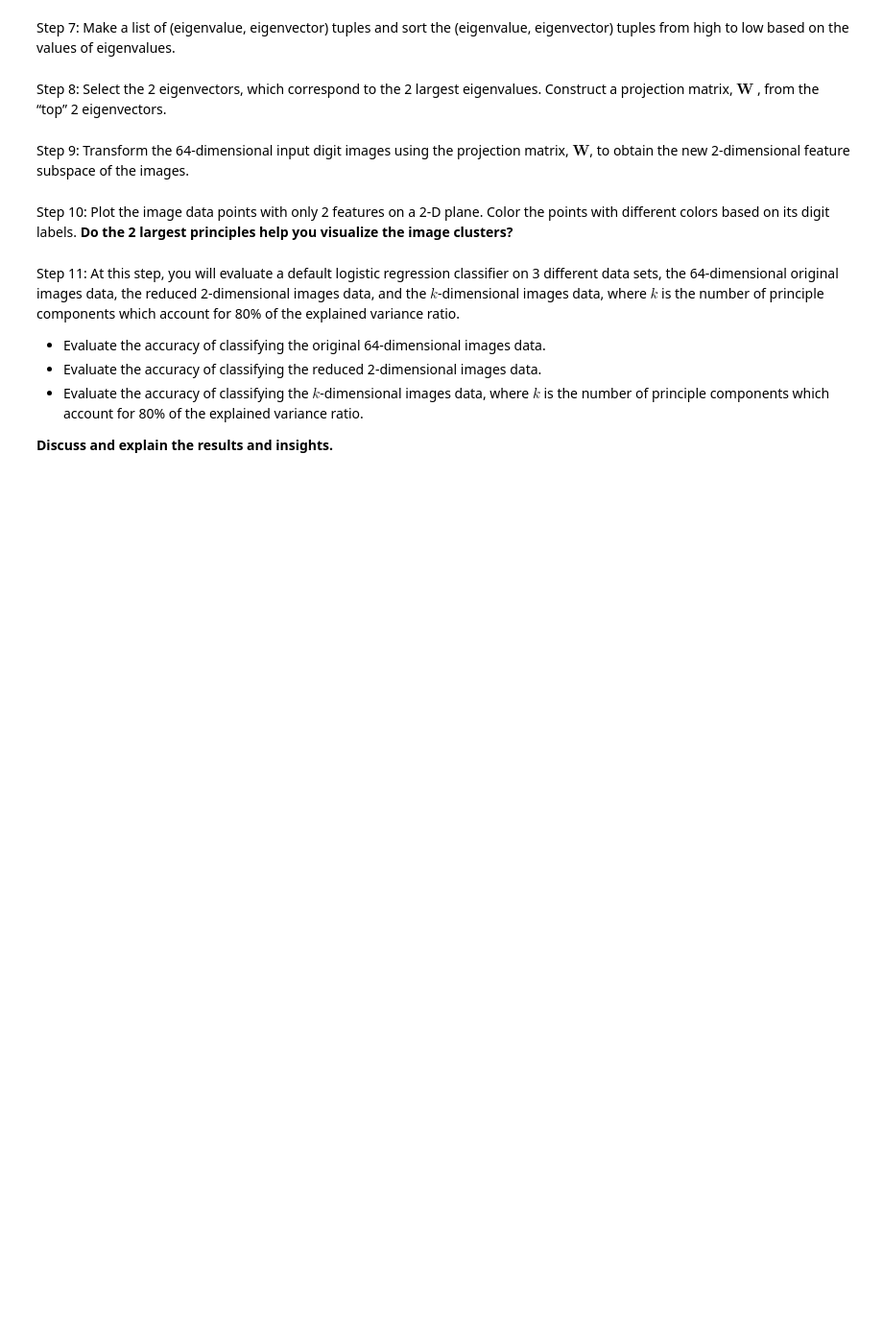
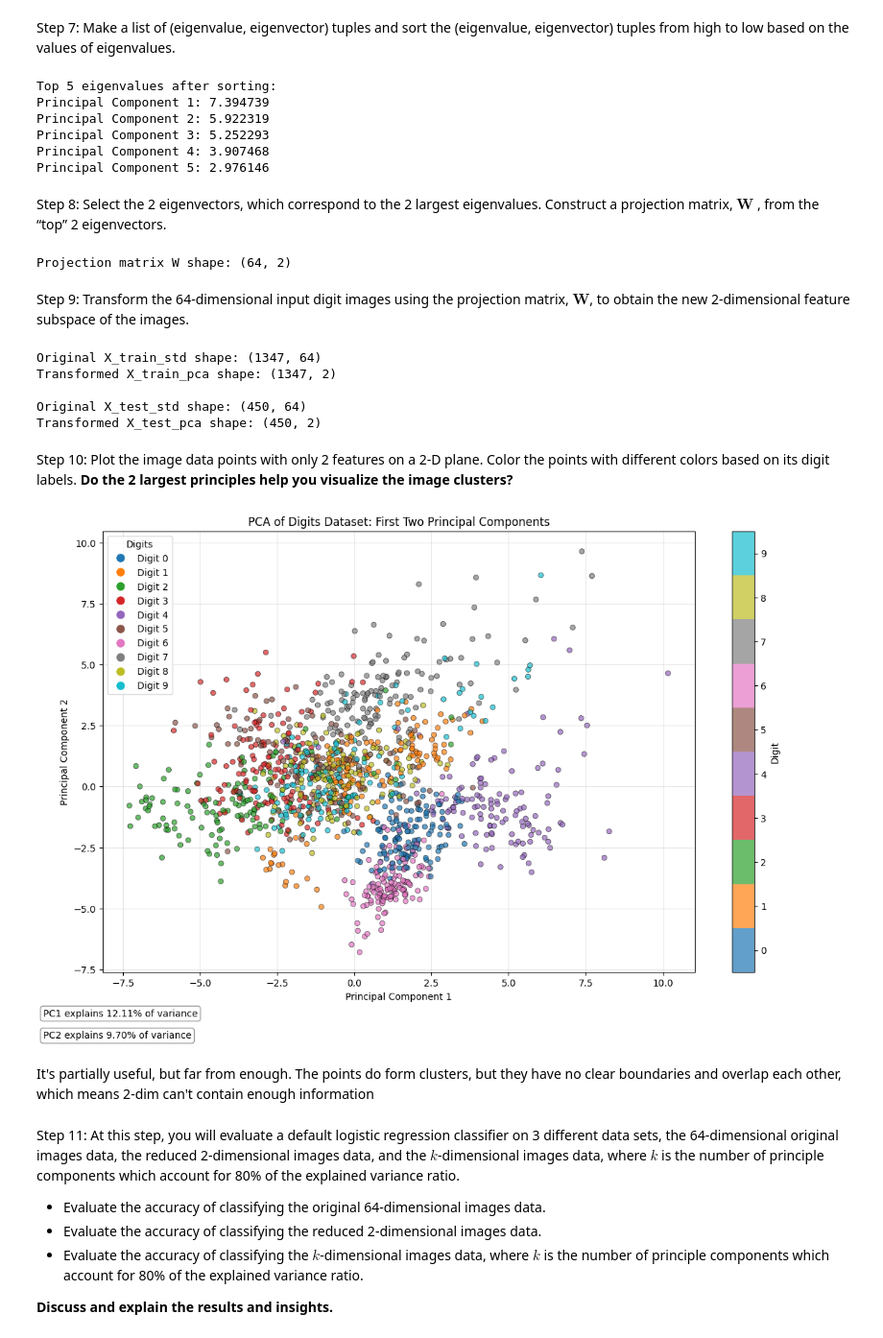
Before and after one commit to Mintass/INFO213, a Jupyter notebook: INFO213_Assignment3.ipynb, the cells around one changed output. Shown at 96% size. Cells and saved outputs as stored; diff of their text form; code cells hidden in the pictures; blank space fills up the shorter version.

```diff
--- a/INFO213_Assignment3.ipynb
+++ b/INFO213_Assignment3.ipynb
@@ -50,3 +196,18 @@ Plot the variance explained ratios of all the eigenvalues.
 # %% [markdown]
 Step 7: Make a list of (eigenvalue, eigenvector) tuples and sort the (eigenvalue, eigenvector) tuples from high to low based on the values of eigenvalues.
+# %%
+eigen_pairs = [(np.abs(eigenvalues[i]), eigenvectors[:, i]) for i in range(len(eigenvalues))]
+
+eigen_pairs.sort(key=lambda k: k[0], reverse=True)
+
+print("Top 5 eigenvalues after sorting:")
+for i, (eigenvalue, _) in enumerate(eigen_pairs[:5], 1):
+    print(f"Principal Component {i}: {eigenvalue:.6f}")
+# %% [output]
+Top 5 eigenvalues after sorting:
+Principal Component 1: 7.394739
+Principal Component 2: 5.922319
+Principal Component 3: 5.252293
+Principal Component 4: 3.907468
+Principal Component 5: 2.976146
 # %% [markdown]
@@ -54,7 +215,72 @@ Step 8: Select the 2 eigenvectors, which correspond to the 2  largest eigenvalue
+# %%
+top_2_eigenvectors = np.array([eigen_pairs[0][1], eigen_pairs[1][1]])
+
+W = top_2_eigenvectors.T
+
+print(f"Projection matrix W shape: {W.shape}")
+# %% [output]
+Projection matrix W shape: (64, 2)
 # %% [markdown]
 Step 9: Transform the  64-dimensional input digit images using the projection matrix, $\mathbf{W}$, to obtain the new  2-dimensional feature subspace of the images.
+# %%
+X_train_pca = X_train_std.dot(W)
+X_test_pca = X_test_std.dot(W)
+
+print(f"Original X_train_std shape: {X_train_std.shape}")
+print(f"Transformed X_train_pca shape: {X_train_pca.shape}")
+
+print(f"\nOriginal X_test_std shape: {X_test_std.shape}")
+print(f"Transformed X_test_pca shape: {X_test_pca.shape}")
+# %% [output]
+Original X_train_std shape: (1347, 64)
+Transformed X_train_pca shape: (1347, 2)
+
+Original X_test_std shape: (450, 64)
+Transformed X_test_pca shape: (450, 2)
 # %% [markdown]
 Step 10: Plot the image data points with only 2 features on a 2-D plane. Color the points with different colors based on its digit labels. **Do the 2 largest principles help you visualize the image clusters?**
+# %%
+plt.figure(figsize=(12,8))
+cmap = plt.cm.get_cmap('tab10', 10)
+
+scatter = plt.scatter(X_train_pca[:, 0], X_train_pca[:, 1],
+                      c=y_train, cmap=cmap,
+                      s=30, alpha=0.7, edgecolors='k', linewidths=0.5)
+
+bounds   = np.arange(-0.5, 10.5, 1)
+cbar = plt.colorbar(
+    scatter,
+    boundaries=bounds,
+    ticks=np.arange(10)
+)
+cbar.set_label('Digit')
+
+
+plt.xlabel('Principal Component 1')
+plt.ylabel('Principal Component 2')
+plt.title('PCA of Digits Dataset: First Two Principal Components')
+plt.grid(True, alpha=0.3)
+legend_elements = [plt.Line2D([0], [0], marker='o', color='w',
+                             markerfacecolor=cmap(i), markersize=10,
+                             label=f'Digit {i}')
+                  for i in range(10)]
+
+plt.legend(handles=legend_elements, loc='best', title='Digits')
+ev1, ev2 = sorted_explained_variance_ratio[0], sorted_explained_variance_ratio[1]
+plt.annotate(f'PC1 explains {ev1:.2%} of variance',
+            xy=(-0.1, -0.1), xycoords='axes fraction',
+            bbox=dict(boxstyle='round,pad=0.3', fc='white', ec='gray', alpha=0.8))
+
+plt.annotate(f'PC2 explains {ev2:.2%} of variance',
+            xy=(-0.1, -0.15), xycoords='axes fraction',
+            bbox=dict(boxstyle='round,pad=0.3', fc='white', ec='gray', alpha=0.8))
+
+plt.tight_layout()
+plt.show()
+# %% [output]
+[figure, added]
+# %% [markdown]
+It's partially useful, but far from enough. The points do form clusters, but they have no clear boundaries and overlap each other, which means 2-dim can't contain enough information
 # %% [markdown]
 Step 11: At this step, you will evaluate a default logistic regression classifier on 3 different data sets, the 64-dimensional original images data, the reduced 2-dimensional images data, and the $k$-dimensional images data, where $k$ is the number of principle components which account for 80% of the explained variance ratio.
 - Evaluate the accuracy of classifying the original 64-dimensional images data.
```
Also changed, not shown: parts of 22 cells of this notebook.
